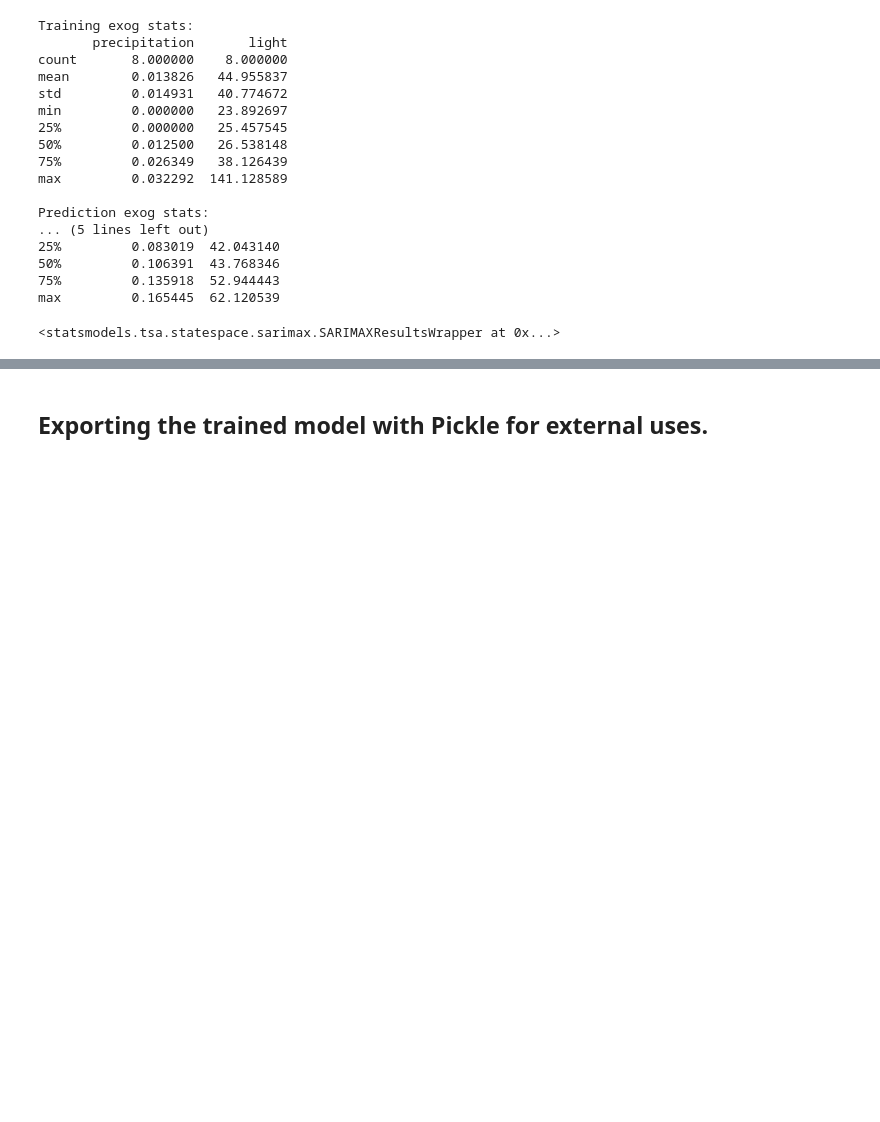
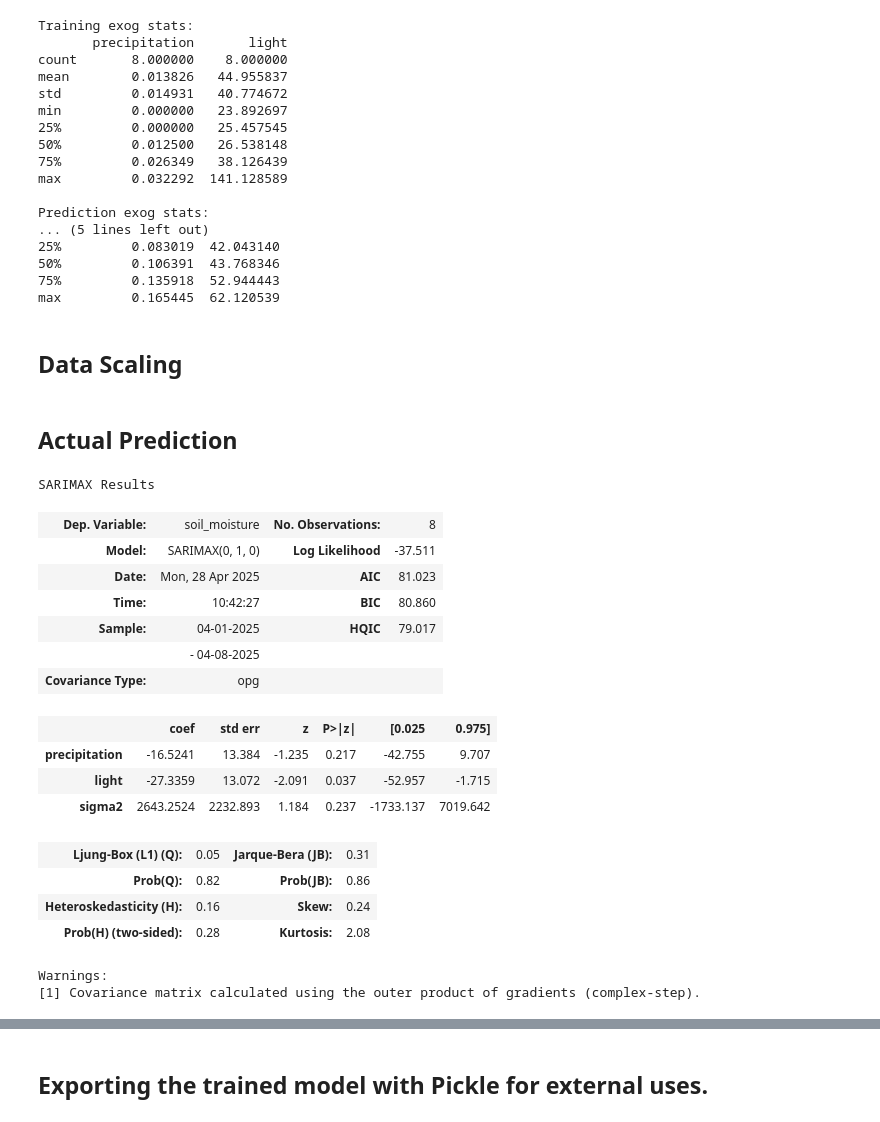
Before and after one commit to Jangsoodlor/smart-plant-pot-model, a Jupyter notebook: training/arimax.ipynb, the cells around one changed output, grey strips where cells are left out. Drawn from its saved outputs; the diff is of its cells as text; code cells hidden in the pictures; blank space fills up the shorter version.

```diff
--- a/training/arimax.ipynb
+++ b/training/arimax.ipynb
@@ -353,7 +327,5 @@ Prediction exog stats:
 50%         0.106391  43.768346
 75%         0.135918  52.944443
 max         0.165445  62.120539
-# %%
-results
-# %% [output]
-<statsmodels.tsa.statespace.sarimax.SARIMAXResultsWrapper at 0x...>
+# %% [markdown]
+## Data Scaling
@@ -360 +339,30 @@ results
+# %% [markdown]
+## Actual Prediction
+# %%
+model = SARIMAX(
+    endog=train_data['soil_moisture'],
+    exog=train_exog_scaled, # [['temperature','humidity','api_temp']],  # Use DataFrame/Series, not column name
+    order=(0, 1, 0)
+)
+results = model.fit()
+results.summary()
+# %% [output]
+SARIMAX Results
+| Dep. Variable: | soil_moisture | No. Observations: | 8 |
+| Model: | SARIMAX(0, 1, 0) | Log Likelihood | -37.511 |
+| Date: | Mon, 28 Apr 2025 | AIC | 81.023 |
+| Time: | 10:42:27 | BIC | 80.860 |
+| Sample: | 04-01-2025 | HQIC | 79.017 |
+|  | - 04-08-2025 |  |  |
+| Covariance Type: | opg |  |  |
+|  | coef | std err | z | P>|z| | [0.025 | 0.975] |
+| precipitation | -16.5241 | 13.384 | -1.235 | 0.217 | -42.755 | 9.707 |
+| light | -27.3359 | 13.072 | -2.091 | 0.037 | -52.957 | -1.715 |
+| sigma2 | 2643.2524 | 2232.893 | 1.184 | 0.237 | -1733.137 | 7019.642 |
+| Ljung-Box (L1) (Q): | 0.05 | Jarque-Bera (JB): | 0.31 |
+| Prob(Q): | 0.82 | Prob(JB): | 0.86 |
+| Heteroskedasticity (H): | 0.16 | Skew: | 0.24 |
+| Prob(H) (two-sided): | 0.28 | Kurtosis: | 2.08 |
+Warnings:
+[1] Covariance matrix calculated using the outer product of gradients (complex-step).
 # %%
```
Also changed, not shown: parts of 5 cells of this notebook, 1 other file.
